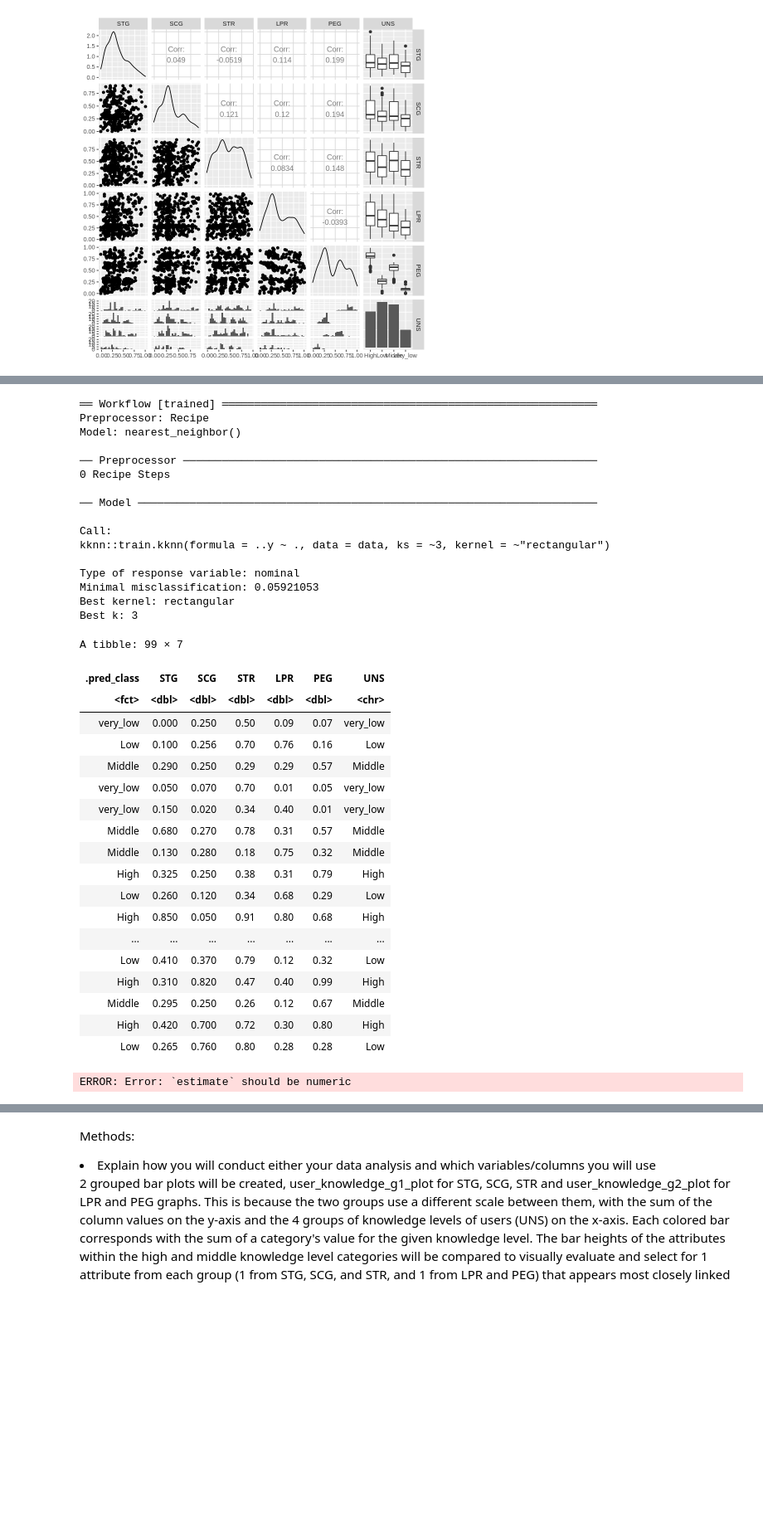
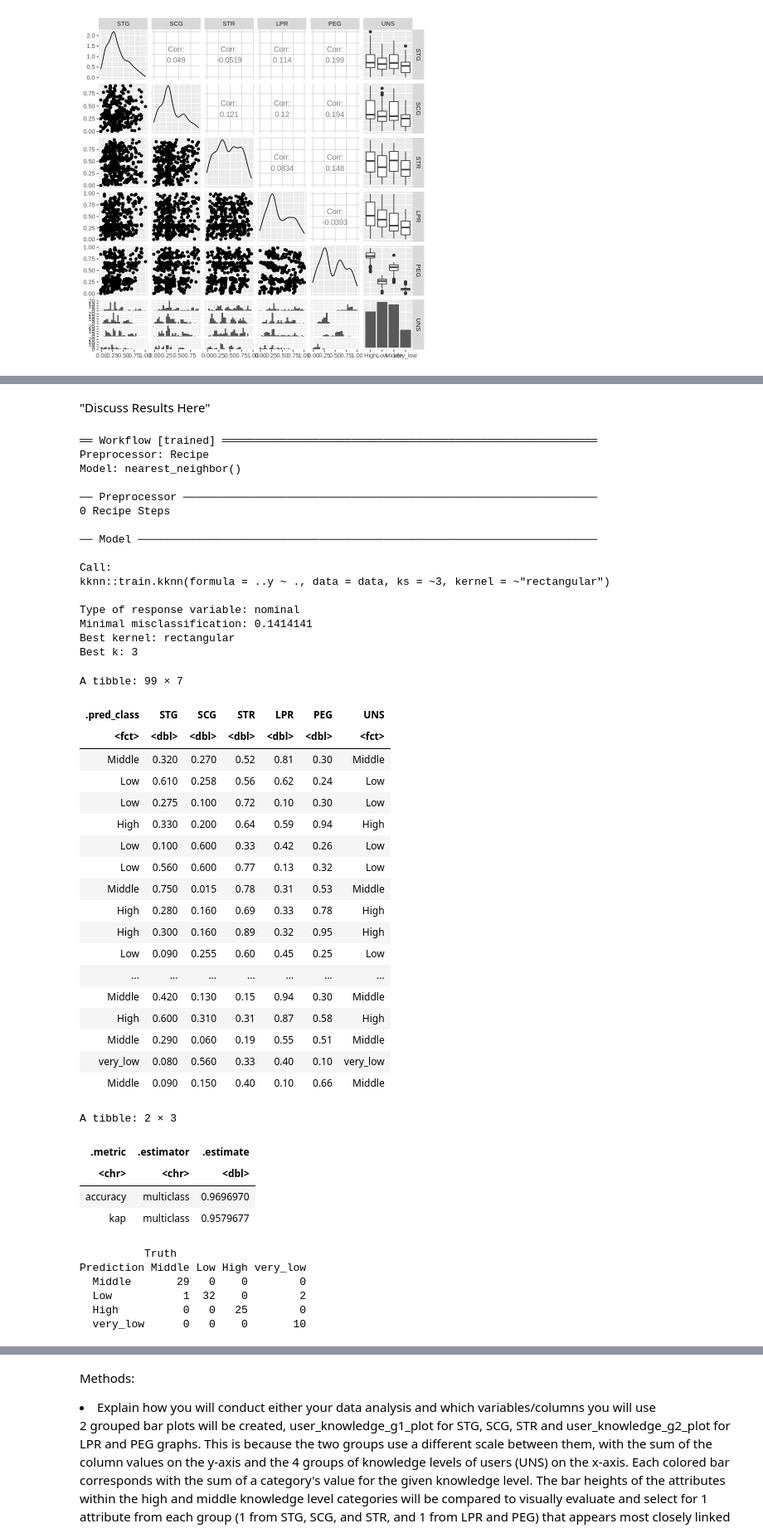
Before and after one commit to moirarenata/Analysis-of-Attributes-Relating-to-User-Knowledge-Levels-Pertaining-to-DC-Machines-in-a-Given-Datase, a Jupyter notebook: project_actual_allvalues.ipynb, the cells around one changed output, grey strips where cells are left out. Shown: that part at 83% size. Saved outputs shown, nothing was run; the diff lists cells and outputs as text; code cells hidden in the pictures; blank space fills up the shorter version.

```diff
--- a/project_actual_allvalues.ipynb
+++ b/project_actual_allvalues.ipynb
@@ -90,6 +90,9 @@ user_knowledge_data2$UNS[user_knowledge_data2$UNS == "Very Low"] <- "very_low"
 
 user_knowledge_data <- rbind (user_knowledge_data1,user_knowledge_data2)
 user_knowledge_data
+
+user_knowledge_data <- user_knowledge_data %>%
+        mutate(UNS = as_factor(UNS))
 # %% [output]
 New names:
 * `` -> ...7
@@ -345,3 +348,5 @@ accuracies_plot
+# %% [markdown]
+"Discuss Results Here"
 # %%
 knowledge_recipe <- recipe(UNS ~ PEG + LPR + SCG, data = knowledge_data_training)
 
@@ -352,54 +357,64 @@ knowledge_spec <- nearest_neighbor(weight_func = "rectangular", neighbors = 3) %
 knowledge_fit <- workflow() %>%
        add_recipe(knowledge_recipe) %>%
        add_model(knowledge_spec) %>%
-       fit(data = knowledge_data_training)
+       fit(data = knowledge_data_testing)
 knowledge_fit
 
 knowledge_predictions <- predict(knowledge_fit, knowledge_data_testing) %>%
        bind_cols(knowledge_data_testing)
 knowledge_predictions
 
 knowledge_metrics <- knowledge_predictions %>%
        metrics(truth = UNS, estimate = .pred_class)
 knowledge_metrics
 
 knowledge_conf_mat <- knowledge_predictions %>%
        conf_mat(truth = UNS, estimate = .pred_class)
 knowledge_conf_mat
 # %% [output]
 ══ Workflow [trained] ══════════════════════════════════════════════════════════
 Preprocessor: Recipe
 Model: nearest_neighbor()
 
 ── Preprocessor ────────────────────────────────────────────────────────────────
 0 Recipe Steps
 
 ── Model ───────────────────────────────────────────────────────────────────────
 
 Call:
 kknn::train.kknn(formula = ..y ~ ., data = data, ks = ~3, kernel = ~"rectangular")
 
 Type of response variable: nominal
-Minimal misclassification: 0.05921053
+Minimal misclassification: 0.1414141
 Best kernel: rectangular
 Best k: 3
 A tibble: 99 × 7
 | .pred_class | STG | SCG | STR | LPR | PEG | UNS |
-| <fct> | <dbl> | <dbl> | <dbl> | <dbl> | <dbl> | <chr> |
-| very_low | 0.000 | 0.250 | 0.50 | 0.09 | 0.07 | very_low |
-| Low | 0.100 | 0.256 | 0.70 | 0.76 | 0.16 | Low |
-| Middle | 0.290 | 0.250 | 0.29 | 0.29 | 0.57 | Middle |
-| very_low | 0.050 | 0.070 | 0.70 | 0.01 | 0.05 | very_low |
-| very_low | 0.150 | 0.020 | 0.34 | 0.40 | 0.01 | very_low |
-| Middle | 0.680 | 0.270 | 0.78 | 0.31 | 0.57 | Middle |
-| Middle | 0.130 | 0.280 | 0.18 | 0.75 | 0.32 | Middle |
-| High | 0.325 | 0.250 | 0.38 | 0.31 | 0.79 | High |
-| Low | 0.260 | 0.120 | 0.34 | 0.68 | 0.29 | Low |
-| High | 0.850 | 0.050 | 0.91 | 0.80 | 0.68 | High |
+| <fct> | <dbl> | <dbl> | <dbl> | <dbl> | <dbl> | <fct> |
+| Middle | 0.320 | 0.270 | 0.52 | 0.81 | 0.30 | Middle |
+| Low | 0.610 | 0.258 | 0.56 | 0.62 | 0.24 | Low |
+| Low | 0.275 | 0.100 | 0.72 | 0.10 | 0.30 | Low |
+| High | 0.330 | 0.200 | 0.64 | 0.59 | 0.94 | High |
+| Low | 0.100 | 0.600 | 0.33 | 0.42 | 0.26 | Low |
+| Low | 0.560 | 0.600 | 0.77 | 0.13 | 0.32 | Low |
+| Middle | 0.750 | 0.015 | 0.78 | 0.31 | 0.53 | Middle |
+| High | 0.280 | 0.160 | 0.69 | 0.33 | 0.78 | High |
+| High | 0.300 | 0.160 | 0.89 | 0.32 | 0.95 | High |
+| Low | 0.090 | 0.255 | 0.60 | 0.45 | 0.25 | Low |
 | ... | ... | ... | ... | ... | ... | ... |
-| Low | 0.410 | 0.370 | 0.79 | 0.12 | 0.32 | Low |
-| High | 0.310 | 0.820 | 0.47 | 0.40 | 0.99 | High |
-| Middle | 0.295 | 0.250 | 0.26 | 0.12 | 0.67 | Middle |
-| High | 0.420 | 0.700 | 0.72 | 0.30 | 0.80 | High |
-| Low | 0.265 | 0.760 | 0.80 | 0.28 | 0.28 | Low |
+| Middle | 0.420 | 0.130 | 0.15 | 0.94 | 0.30 | Middle |
+| High | 0.600 | 0.310 | 0.31 | 0.87 | 0.58 | High |
+| Middle | 0.290 | 0.060 | 0.19 | 0.55 | 0.51 | Middle |
+| very_low | 0.080 | 0.560 | 0.33 | 0.40 | 0.10 | very_low |
+| Middle | 0.090 | 0.150 | 0.40 | 0.10 | 0.66 | Middle |
-ERROR: Error: `estimate` should be numeric
+A tibble: 2 × 3
+| .metric | .estimator | .estimate |
+| <chr> | <chr> | <dbl> |
+| accuracy | multiclass | 0.9696970 |
+| kap | multiclass | 0.9579677 |
+          Truth
+Prediction Middle Low High very_low
+  Middle       29   0    0        0
+  Low           1  32    0        2
+  High          0   0   25        0
+  very_low      0   0    0       10
```
Also changed, not shown: parts of 6 cells of this notebook.
